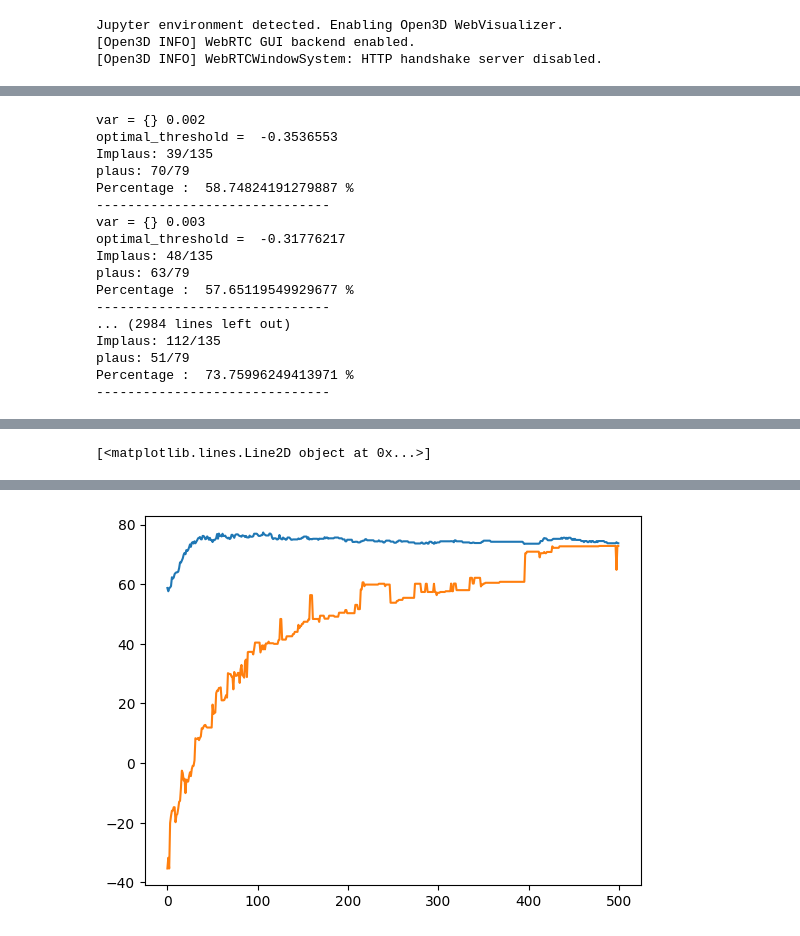
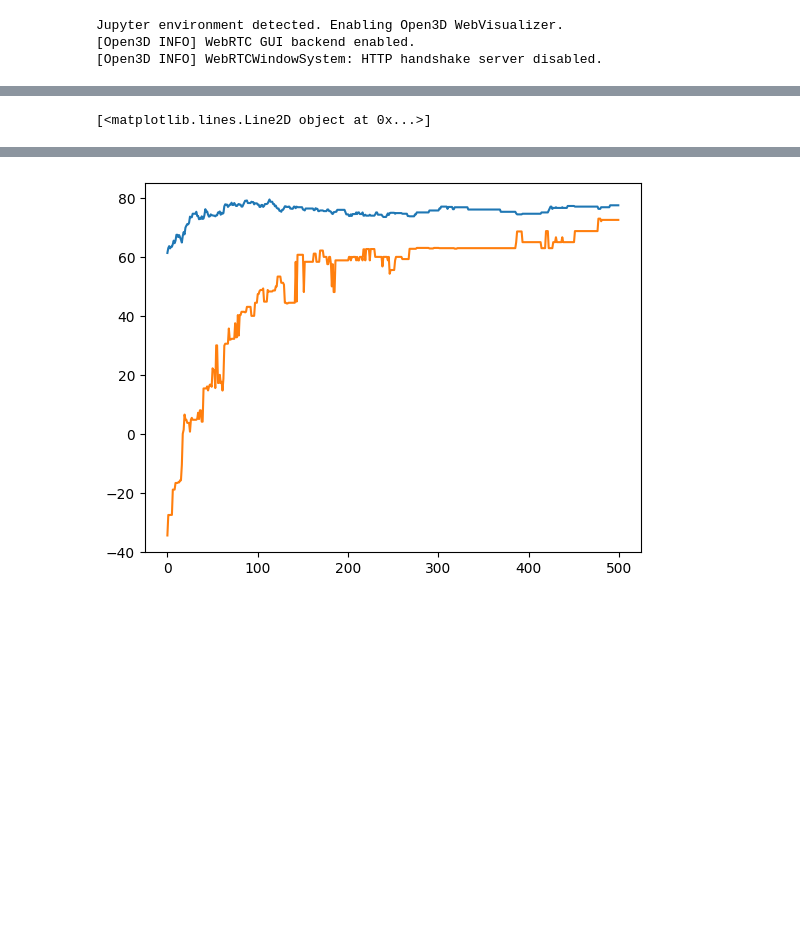
Before and after one commit to probcomp/bayes3d, a Jupyter notebook: scripts/experiments/intphys/mcs/eval.ipynb, the cells around one changed output, grey strips where cells are left out. Saved outputs shown, nothing was run; the diff lists cells and outputs as text; code cells hidden in the pictures; blank space fills up the shorter version.

```diff
--- a/scripts/experiments/intphys/mcs/eval.ipynb
+++ b/scripts/experiments/intphys/mcs/eval.ipynb
@@ -82,7 +82,7 @@ files_results.sort()
 plaus_r = []
 implaus_r = []
 all_r = []
-for fl in files_results:
+for fl in tqdm(files_results):
     with open(fl, 'rb') as file:
         results = pickle.load(file)
         all_r.append(results)
@@ -150,12 +150,12 @@ from sklearn.metrics import roc_curve, roc_auc_score
 
 percs = []
 threshes = []
-for i in range(len(implaus_r[0]['fracs'])):
+for i in tqdm(range(len(implaus_r[0]['fracs']))):
     implaus = []
     plaus = []
     for x in implaus_r:
         # implaus.append(x['fracs'][i])
-        if x['plausibility'] and x['num_objects'] == 2:
+        if x['plausibility'] and x['num_objects'] == 1:
             implaus.append(x['fracs'][i])
         # elif not x['plausibility'] and x['num_objects'] == 2:
         #     implaus.append(0)
@@ -163,7 +163,7 @@ for i in range(len(implaus_r[0]['fracs'])):
         #     implaus.append(x['fracs'][i])
     for x in plaus_r:
         # plaus.append(x['fracs'][i])
-        if x['plausibility'] and x['num_objects'] == 2:
+        if x['plausibility'] and x['num_objects'] == 1:
             plaus.append(x['fracs'][i])
         # elif not x['plausibility'] and x['num_objects'] == 2:
         #     plaus.append(0)
@@ -186,12 +186,12 @@ for i in range(len(implaus_r[0]['fracs'])):
     pl_total = plaus.shape[0]
     perc = 100 * ((imp_score/imp_total) + (pl_score/pl_total)) * 0.5
     percs.append(perc)
-    print("var = {}", implaus_r[0]['vars'][i])
-    print("optimal_threshold = ", opt_t)
-    print(f"Implaus: {imp_score}/{imp_total}")
-    print(f"plaus: {pl_score}/{pl_total}")
-    print("Percentage : ", perc, "%")
-    print("------------------------------")
+    # print("var = {}", implaus_r[0]['vars'][i])
+    # print("optimal_threshold = ", opt_t)
+    # print(f"Implaus: {imp_score}/{imp_total}")
+    # print(f"plaus: {pl_score}/{pl_total}")
+    # print("Percentage : ", perc, "%")
+    # print("------------------------------")
     # plt.figure(figsize=(8, 6))
     # plt.plot(fpr, tpr, color='darkorange', lw=2, label=f'ROC curve (AUC = {roc_auc:.2f})')
     # plt.plot([0, 1], [0, 1], color='navy', lw=2, linestyle='--')
@@ -208,17 +209 @@ plt.plot(np.array(threshes)*100)
-var = {} 0.002
-optimal_threshold =  -0.3536553
-Implaus: 39/135
-plaus: 70/79
-Percentage :  58.74824191279887 %
-------------------------------
-var = {} 0.003
-optimal_threshold =  -0.31776217
-Implaus: 48/135
-plaus: 63/79
-Percentage :  57.65119549929677 %
-------------------------------
-... (2984 lines left out)
-Implaus: 112/135
-plaus: 51/79
-Percentage :  73.75996249413971 %
-------------------------------
+[<matplotlib.lines.Line2D object at 0x...>]
@@ -226,6 +210,5 @@ Percentage :  73.75996249413971 %
-[<matplotlib.lines.Line2D object at 0x...>]
 [interactive output not drawn]
-[figure, old version]
+[figure, new version]
 # %%
 display(np.max(percs))
 implaus_r[0]['vars'][np.argmax(percs)]
```
Also changed, not shown: parts of 7 cells of this notebook, 1 other file.
